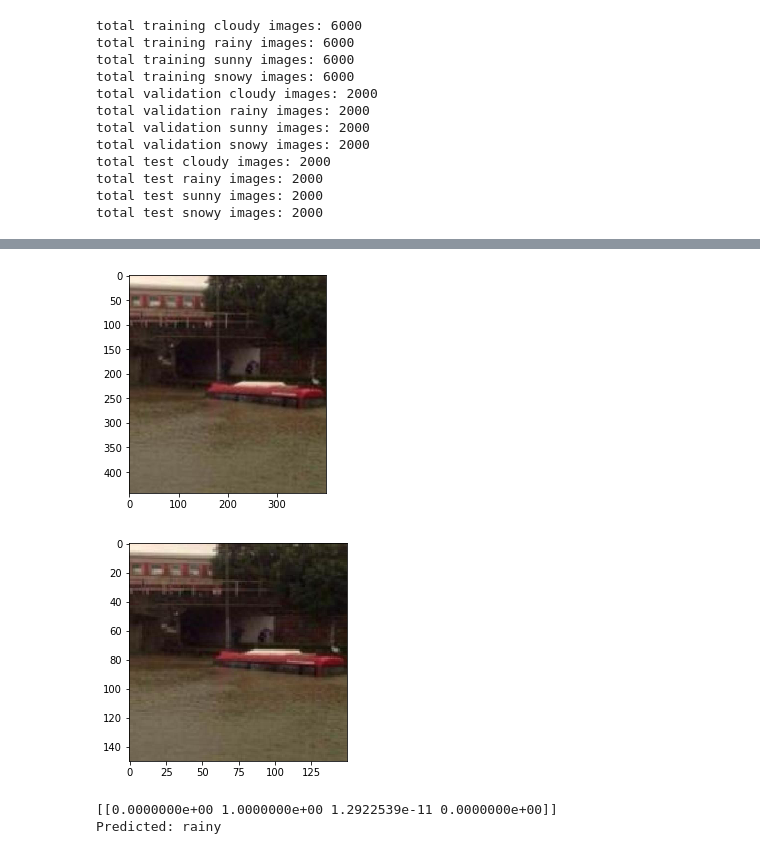
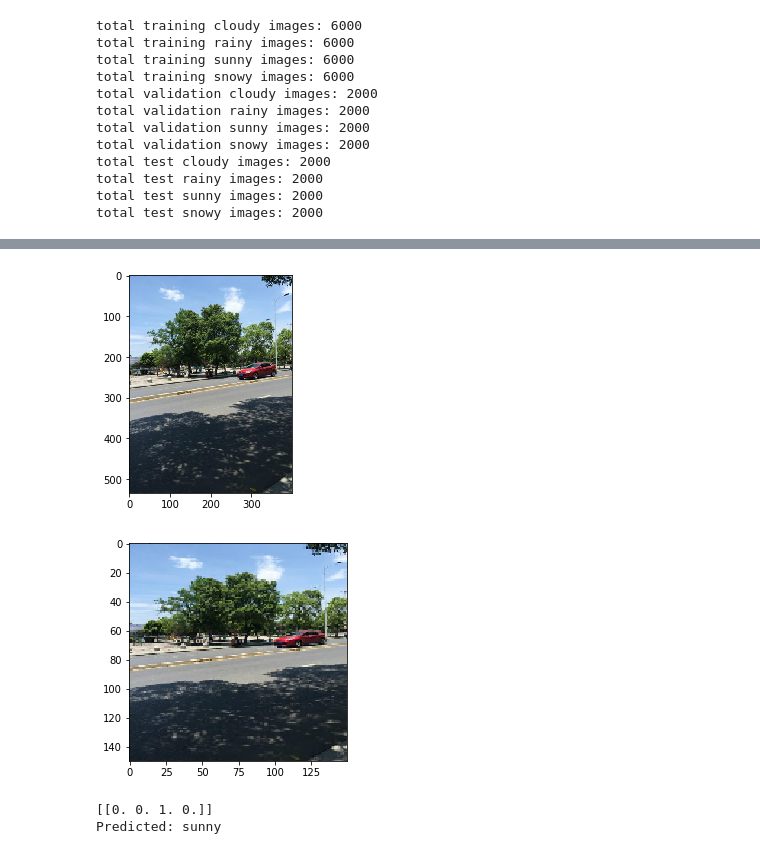
Before and after one commit to teng-joyeen/teng-joyeen, a Jupyter notebook: TEST_Multi_Class_Weather_Recognition_and_Classification_On_Outdoor_Images.ipynb, the cells around one changed output, grey strips where cells are left out. Drawn from its saved outputs; the diff is of its cells as text; code cells hidden in the pictures.

```diff
--- a/TEST_Multi_Class_Weather_Recognition_and_Classification_On_Outdoor_Images.ipynb
+++ b/TEST_Multi_Class_Weather_Recognition_and_Classification_On_Outdoor_Images.ipynb
@@ -272,24 +328,24 @@ test_acc: 0.69
 # %%
 import matplotlib.pyplot as plt
 import matplotlib.image as mpimg
 from PIL import Image
 import numpy as np
 
-img_path = '/My Drive/weather/test/rainy/rainy_08952.jpg'
+img_path = '/My Drive/weather/test/sunny/sunny_08412.jpg'
 img_test = mpimg.imread(img_path)
 plt.imshow(img_test)
 plt.show()
 
-img_test = Image.open('/My Drive/weather/test/rainy/rainy_08952.jpg')
+img_test = Image.open('/My Drive/weather/test/sunny/sunny_08412.jpg')
 img_test = img_test.resize((150,150))
 
 plt.imshow(img_test)
 plt.show()
 
 img_test = np.expand_dims(img_test,axis=0)
 # %% [output]
-[figure, old version]
+[figure, new version]
-[figure, old version]
+[figure, new version]
 # %%
 array = model.predict(img_test)
 print(array)
@@ -304,5 +360,5 @@ elif answer == 2:
 elif answer == 3:
   print("Predicted: snowy")
 # %% [output]
-[[0.0000000e+00 1.0000000e+00 1.2922539e-11 0.0000000e+00]]
-Predicted: rainy
+[[0. 0. 1. 0.]]
+Predicted: sunny
```
Also changed, not shown: parts of 3 cells of this notebook.
